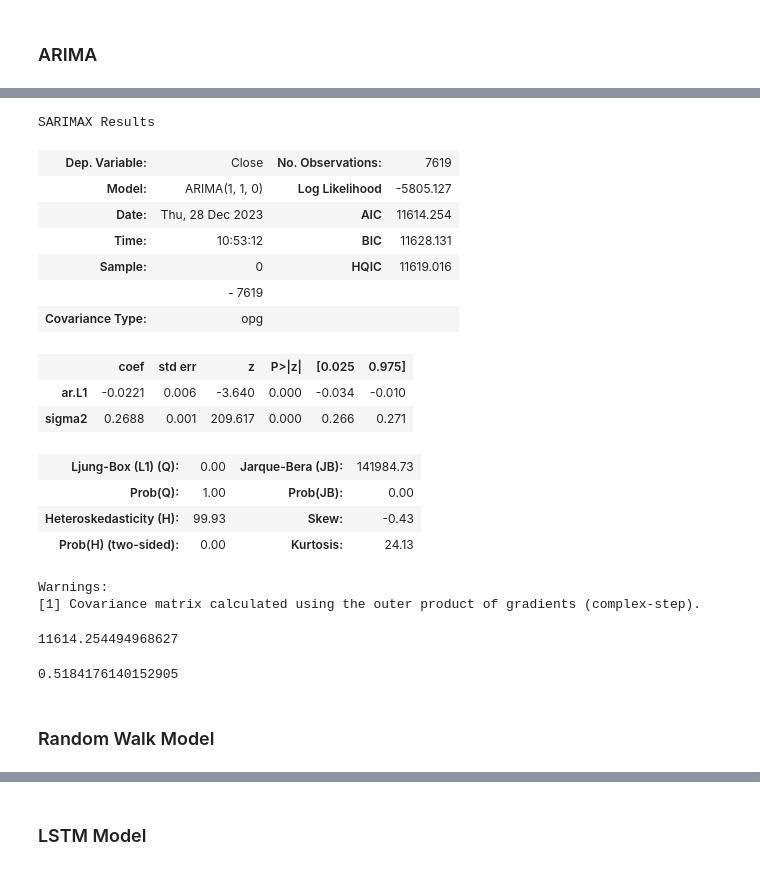
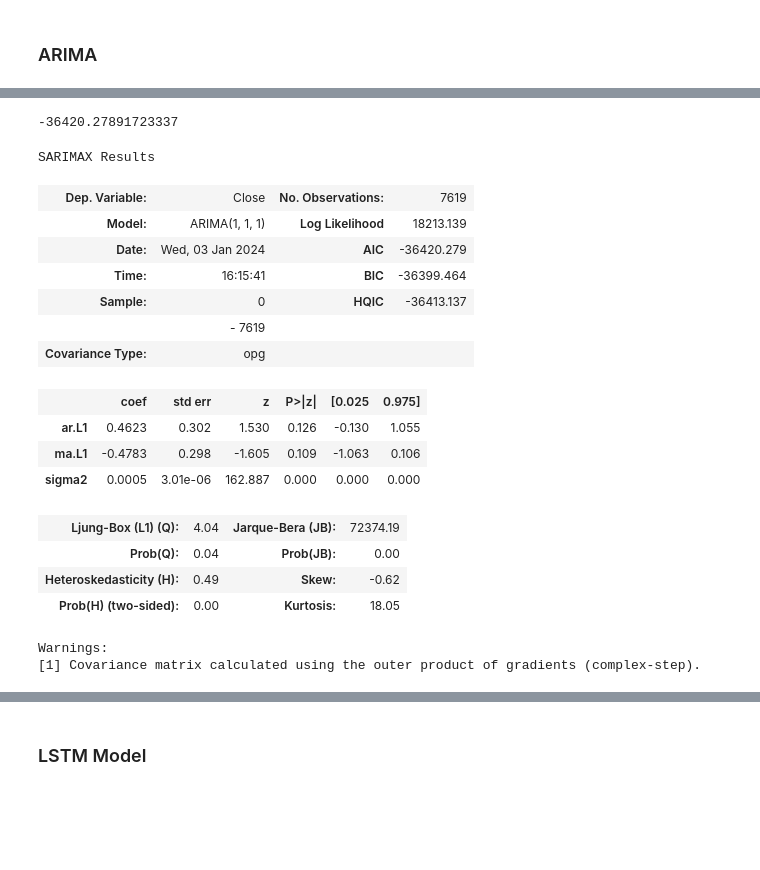
Before and after one commit to ajbudhi/Microsoft-Stock-Time-Series-Analysis, a Jupyter notebook: microsoft_stock_analysis.ipynb, the cells around one changed output, grey strips where cells are left out. Saved outputs shown, nothing was run; the diff lists cells and outputs as text; code cells hidden in the pictures; blank space fills up the shorter version.

```diff
--- a/microsoft_stock_analysis.ipynb
+++ b/microsoft_stock_analysis.ipynb
@@ -323,0 +357,11 @@ so we can safely assume that the differenced data is stationary
+# %%
+# Visualize the rolling mean and standard deviation after using log transformation
+plt.figure(figsize=(16,8))
+df_log = np.log(train)
+MAvg = df_log.rolling(window=12).mean()
+MStd = df_log.rolling(window=12).std()
+plt.plot(df_log)
+plt.plot(MAvg, color='r', label = 'Moving Average')
+plt.plot(MStd, color='g', label = 'Standard Deviation')
+plt.legend()
+plt.show();
@@ -344,0 +453,8 @@ Name: predicted_mean, Length: 7619, dtype: float64
+# %%
+plt.figure(figsize=(16,8))
+model_ARIMA = ARIMA(df_log, order=(1,1,1))  #Using p=1, d=1, q=1 and apply ARIMA function on df_log series
+results_ARIMA = model_ARIMA.fit()
+plt.plot(df_log)
+plt.plot(results_ARIMA.fittedvalues, color='red')
+plt.title('ARIMA Model - RMSE: %.4f'% mean_squared_error(results_ARIMA.fittedvalues,df_log.values, squared=False))
+plt.show();
@@ -345,30 +463,25 @@ Name: predicted_mean, Length: 7619, dtype: float64
+# %%
+results_ARIMA.aic
+# %% [output]
+-36420.27891723337
 # %%
-ar_1.summary()
+results_ARIMA.summary()
 # %% [output]
 SARIMAX Results
 | Dep. Variable: | Close | No. Observations: | 7619 |
-| Model: | ARIMA(1, 1, 0) | Log Likelihood | -5805.127 |
-| Date: | Thu, 28 Dec 2023 | AIC | 11614.254 |
-| Time: | 10:53:12 | BIC | 11628.131 |
-| Sample: | 0 | HQIC | 11619.016 |
+| Model: | ARIMA(1, 1, 1) | Log Likelihood | 18213.139 |
+| Date: | Wed, 03 Jan 2024 | AIC | -36420.279 |
+| Time: | 16:15:41 | BIC | -36399.464 |
+| Sample: | 0 | HQIC | -36413.137 |
 |  | - 7619 |  |  |
 | Covariance Type: | opg |  |  |
 |  | coef | std err | z | P>|z| | [0.025 | 0.975] |
-| ar.L1 | -0.0221 | 0.006 | -3.640 | 0.000 | -0.034 | -0.010 |
-| sigma2 | 0.2688 | 0.001 | 209.617 | 0.000 | 0.266 | 0.271 |
+| ar.L1 | 0.4623 | 0.302 | 1.530 | 0.126 | -0.130 | 1.055 |
+| ma.L1 | -0.4783 | 0.298 | -1.605 | 0.109 | -1.063 | 0.106 |
+| sigma2 | 0.0005 | 3.01e-06 | 162.887 | 0.000 | 0.000 | 0.000 |
-| Ljung-Box (L1) (Q): | 0.00 | Jarque-Bera (JB): | 141984.73 |
-| Prob(Q): | 1.00 | Prob(JB): | 0.00 |
-| Heteroskedasticity (H): | 99.93 | Skew: | -0.43 |
-| Prob(H) (two-sided): | 0.00 | Kurtosis: | 24.13 |
+| Ljung-Box (L1) (Q): | 4.04 | Jarque-Bera (JB): | 72374.19 |
+| Prob(Q): | 0.04 | Prob(JB): | 0.00 |
+| Heteroskedasticity (H): | 0.49 | Skew: | -0.62 |
+| Prob(H) (two-sided): | 0.00 | Kurtosis: | 18.05 |
 Warnings:
 [1] Covariance matrix calculated using the outer product of gradients (complex-step).
-# %%
-ar_1.aic
-# %% [output]
-11614.254494968627
-# %%
-np.sqrt(mean_squared_error(train, ar1_predict))
-# %% [output]
-0.5184176140152905
-# %% [markdown]
-### Random Walk Model
```
Also changed, not shown: parts of 44 cells of this notebook, 1 other file.
